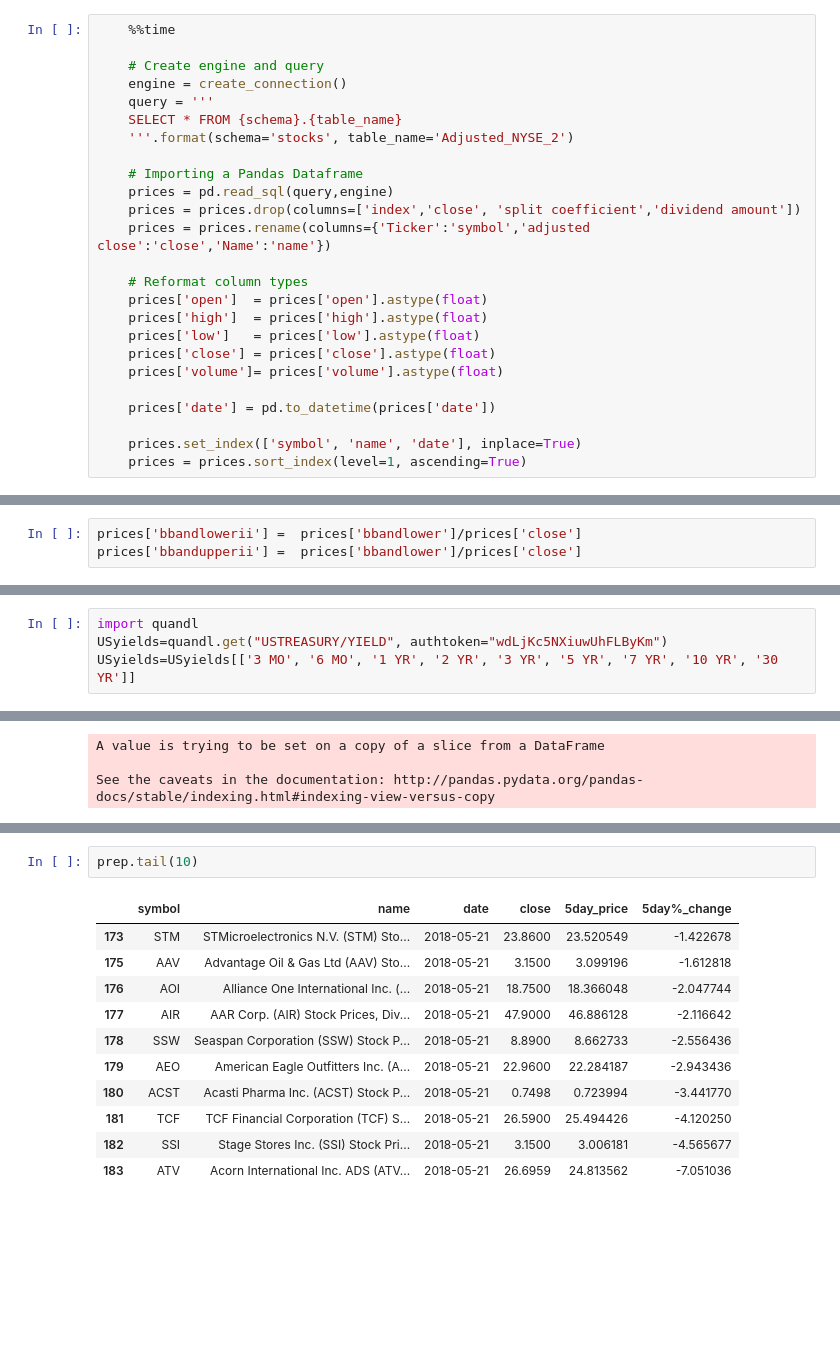
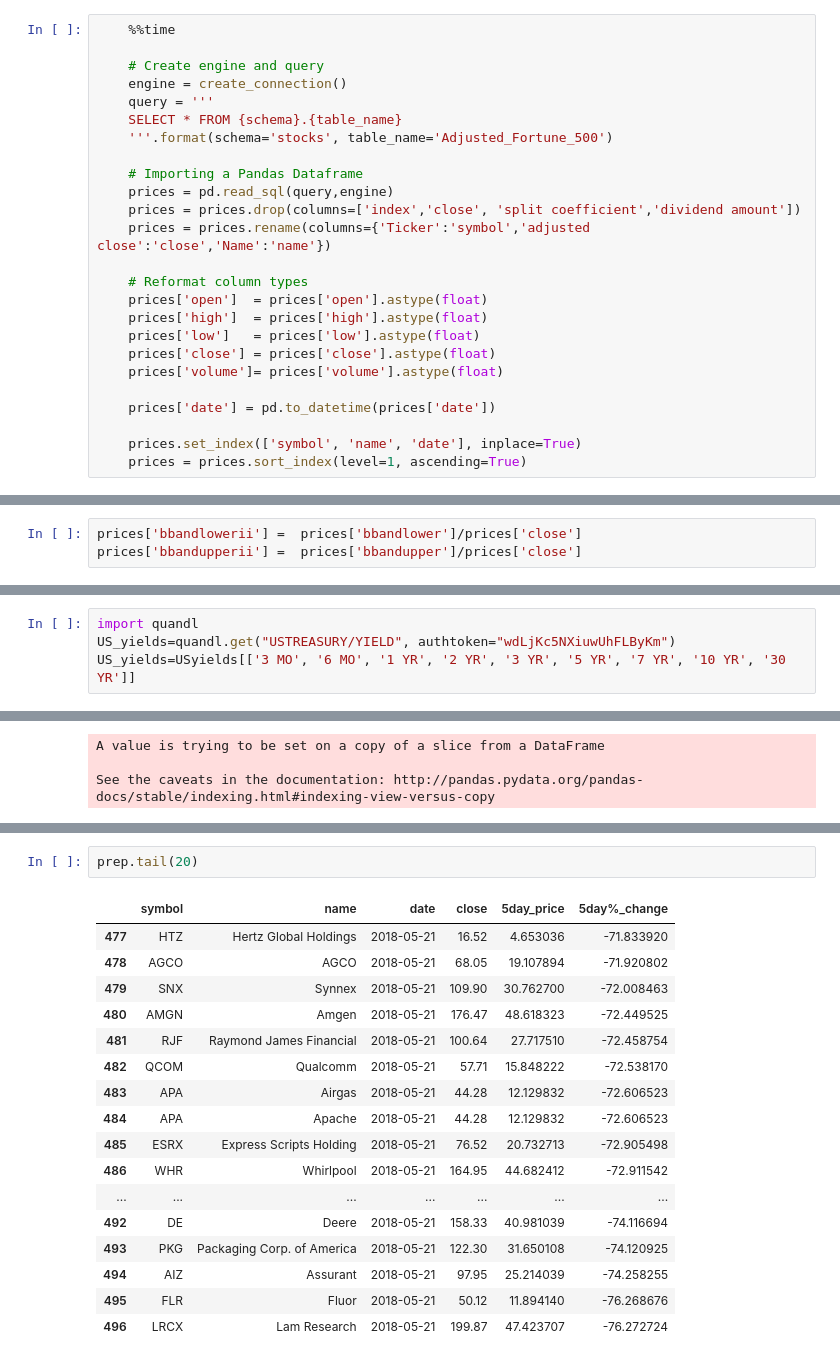
Before and after one commit to Jonny2650/Trading, a Jupyter notebook: Model-Copy FINAL.ipynb, the cells around one changed output, grey strips where cells are left out. Drawn from its saved outputs; the diff is of its cells as text; blank space fills up the shorter version.

```diff
--- a/Model-Copy FINAL.ipynb
+++ b/Model-Copy FINAL.ipynb
@@ -88,7 +88,7 @@ df1.shape
     engine = create_connection()
     query = '''
     SELECT * FROM {schema}.{table_name}
-    '''.format(schema='stocks', table_name='Adjusted_NYSE_2')
+    '''.format(schema='stocks', table_name='Adjusted_Fortune_500')
 
     # Importing a Pandas Dataframe
     prices = pd.read_sql(query,engine)
@@ -167,5 +167,5 @@ prices.head()
     prices['bbandlower'] =  prices_g.apply(bband_func, 2).reset_index(level=1,).drop(columns='symbol')
 # %%
 prices['bbandlowerii'] =  prices['bbandlower']/prices['close']
-prices['bbandupperii'] =  prices['bbandlower']/prices['close']
+prices['bbandupperii'] =  prices['bbandupper']/prices['close']
 # %%
@@ -194,5 +194,5 @@ prices.tail(205)
 #US_yields=pd.read_pickle(r'C:\Users\Student\Documents\Trading\US_yieldcurve.pkl')
 # %%
 import quandl
-USyields=quandl.get("USTREASURY/YIELD", authtoken="wdLjKc5NXiuwUhFLByKm")
-USyields=USyields[['3 MO', '6 MO', '1 YR', '2 YR', '3 YR', '5 YR', '7 YR', '10 YR', '30 YR']]
+US_yields=quandl.get("USTREASURY/YIELD", authtoken="wdLjKc5NXiuwUhFLByKm")
+US_yields=USyields[['3 MO', '6 MO', '1 YR', '2 YR', '3 YR', '5 YR', '7 YR', '10 YR', '30 YR']]
@@ -535,15 +604,21 @@ See the caveats in the documentation: http://pandas.pydata.org/pandas-docs/stabl
 # %%
-prep.tail(10)
+prep.tail(20)
 # %% [output]
 |  | symbol | name | date | close | 5day_price | 5day%_change |
-| 173 | STM | STMicroelectronics N.V. (STM) Sto... | 2018-05-21 | 23.8600 | 23.520549 | -1.422678 |
-| 175 | AAV | Advantage Oil & Gas Ltd (AAV) Sto... | 2018-05-21 | 3.1500 | 3.099196 | -1.612818 |
-| 176 | AOI | Alliance One International Inc. (... | 2018-05-21 | 18.7500 | 18.366048 | -2.047744 |
-| 177 | AIR | AAR Corp. (AIR) Stock Prices, Div... | 2018-05-21 | 47.9000 | 46.886128 | -2.116642 |
-| 178 | SSW | Seaspan Corporation (SSW) Stock P... | 2018-05-21 | 8.8900 | 8.662733 | -2.556436 |
-| 179 | AEO | American Eagle Outfitters Inc. (A... | 2018-05-21 | 22.9600 | 22.284187 | -2.943436 |
-| 180 | ACST | Acasti Pharma Inc. (ACST) Stock P... | 2018-05-21 | 0.7498 | 0.723994 | -3.441770 |
-| 181 | TCF | TCF Financial Corporation (TCF) S... | 2018-05-21 | 26.5900 | 25.494426 | -4.120250 |
-| 182 | SSI | Stage Stores Inc. (SSI) Stock Pri... | 2018-05-21 | 3.1500 | 3.006181 | -4.565677 |
-| 183 | ATV | Acorn International Inc. ADS (ATV... | 2018-05-21 | 26.6959 | 24.813562 | -7.051036 |
+| 477 | HTZ | Hertz Global Holdings | 2018-05-21 | 16.52 | 4.653036 | -71.833920 |
+| 478 | AGCO | AGCO | 2018-05-21 | 68.05 | 19.107894 | -71.920802 |
+| 479 | SNX | Synnex | 2018-05-21 | 109.90 | 30.762700 | -72.008463 |
+| 480 | AMGN | Amgen | 2018-05-21 | 176.47 | 48.618323 | -72.449525 |
+| 481 | RJF | Raymond James Financial | 2018-05-21 | 100.64 | 27.717510 | -72.458754 |
+| 482 | QCOM | Qualcomm | 2018-05-21 | 57.71 | 15.848222 | -72.538170 |
+| 483 | APA | Airgas | 2018-05-21 | 44.28 | 12.129832 | -72.606523 |
+| 484 | APA | Apache | 2018-05-21 | 44.28 | 12.129832 | -72.606523 |
+| 485 | ESRX | Express Scripts Holding | 2018-05-21 | 76.52 | 20.732713 | -72.905498 |
+| 486 | WHR | Whirlpool | 2018-05-21 | 164.95 | 44.682412 | -72.911542 |
+| ... | ... | ... | ... | ... | ... | ... |
+| 492 | DE | Deere | 2018-05-21 | 158.33 | 40.981039 | -74.116694 |
+| 493 | PKG | Packaging Corp. of America | 2018-05-21 | 122.30 | 31.650108 | -74.120925 |
+| 494 | AIZ | Assurant | 2018-05-21 | 97.95 | 25.214039 | -74.258255 |
+| 495 | FLR | Fluor | 2018-05-21 | 50.12 | 11.894140 | -76.268676 |
+| 496 | LRCX | Lam Research | 2018-05-21 | 199.87 | 47.423707 | -76.272724 |
 # %%
```
Also changed, not shown: parts of 35 cells of this notebook.
